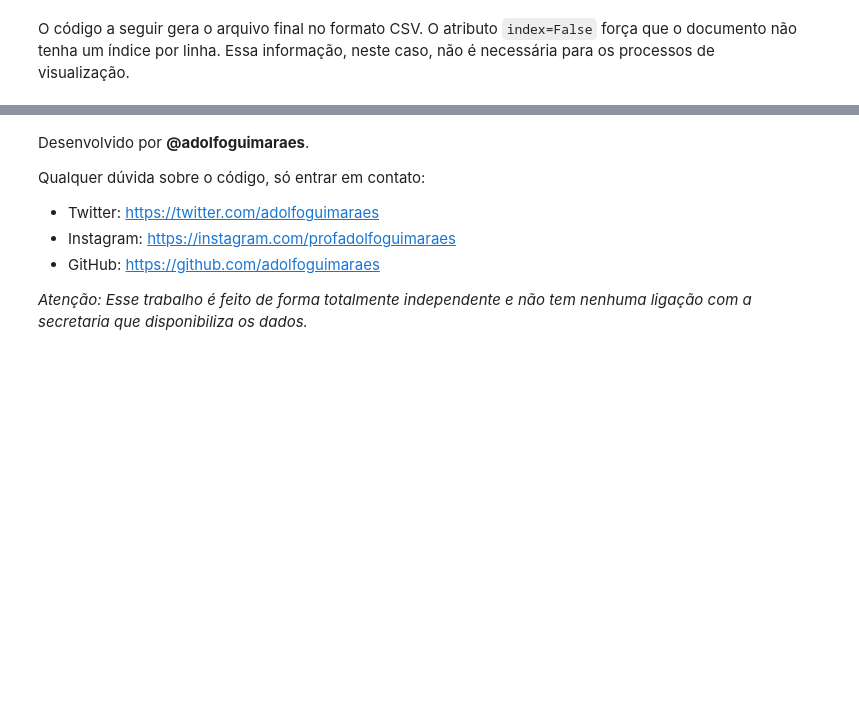
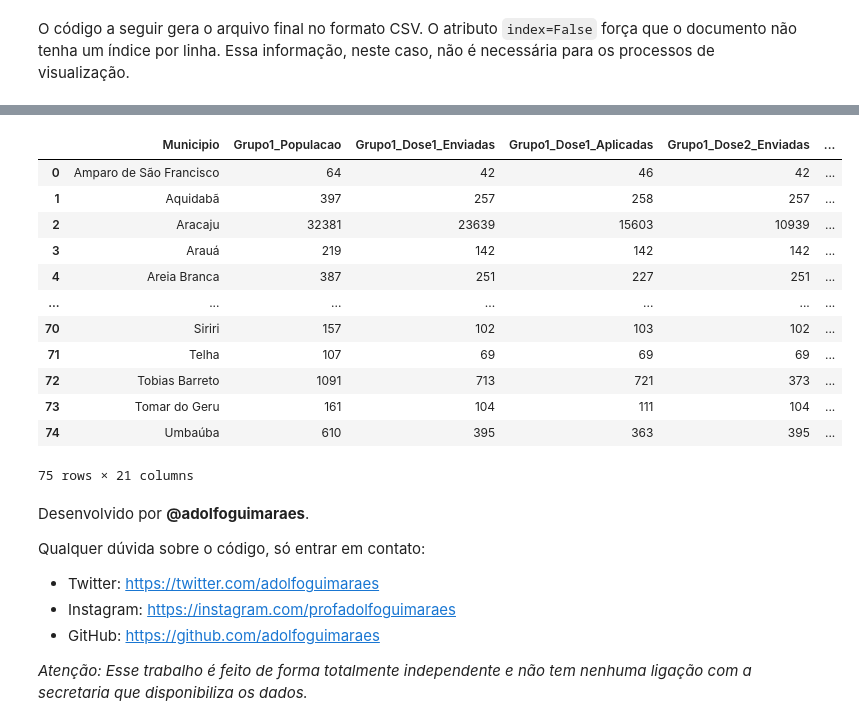
Before and after one commit to adolfoguimaraes/covid19_vacinacao, a Jupyter notebook: Sergipe/ProcessarArquivo_Vacinas.ipynb, the cells around one changed output, grey strips where cells are left out. Saved outputs shown, nothing was run; the diff lists cells and outputs as text; code cells hidden in the pictures; blank space fills up the shorter version.

```diff
--- a/Sergipe/ProcessarArquivo_Vacinas.ipynb
+++ b/Sergipe/ProcessarArquivo_Vacinas.ipynb
@@ -208,0 +286,49 @@ data_final.to_csv("output/relatorio_vacina_sergipe.csv", index=False)
+# %%
+'''
+Observe que algumas colunas estão reconhecendo números como 32.381. Na verdade esse número é uma string. Essas colunas específicas foram
+tratadas de forma específica substituindo o . por vazio para que possa ser tranformado em número inteiro. Caso não fizesse isso,
+o número 32.381 seria convertido para 32 (caso convertesse em inteiro) ou 32,381 (caso float).
+'''
+
+specific_problems = [
+    'Grupo1_Populacao',
+    'Grupo1_Dose1_Enviadas',
+    'Grupo1_Dose1_Aplicadas',
+    'Grupo1_Dose2_Enviadas',
+    'Grupo1_Dose2_Aplicadas',
+    'Grupo2_Populacao',
+    'Grupo2_Dose1_Enviadas',
+    'Grupo2_Dose1_Aplicadas',
+    'Grupo2_Dose2_Enviadas',
+    'Grupo2_Dose2_Aplicadas',
+    'Grupo3_Populacao',
+    'Grupo3_Dose1_Aplicadas',
+    'Grupo3_Dose2_Aplicadas',
+    'Grupo4_DosesEnviadas',
+]
+
+for column in specific_problems:
+    df_[column] = df_[column].str.replace('.', '')
+# %%
+# A ação anterior pode gerar colunas NAN. Substituo novamente por 0.
+df_ = df_.fillna(0)
+
+# Converte as colunas para inteiro.
+df_[final_columns[1:]] = df_[final_columns[1:]].astype(int)
+
+# Imprime o data frame final
+df_
+# %% [output]
+|  | Municipio | Grupo1_Populacao | Grupo1_Dose1_Enviadas | Grupo1_Dose1_Aplicadas | Grupo1_Dose2_Enviadas | ... |
+| 0 | Amparo de São Francisco | 64 | 42 | 46 | 42 | ... |
+| 1 | Aquidabã | 397 | 257 | 258 | 257 | ... |
+| 2 | Aracaju | 32381 | 23639 | 15603 | 10939 | ... |
+| 3 | Arauá | 219 | 142 | 142 | 142 | ... |
+| 4 | Areia Branca | 387 | 251 | 227 | 251 | ... |
+| ... | ... | ... | ... | ... | ... | ... |
+| 70 | Siriri | 157 | 102 | 103 | 102 | ... |
+| 71 | Telha | 107 | 69 | 69 | 69 | ... |
+| 72 | Tobias Barreto | 1091 | 713 | 721 | 373 | ... |
+| 73 | Tomar do Geru | 161 | 104 | 111 | 104 | ... |
+| 74 | Umbaúba | 610 | 395 | 363 | 395 | ... |
+75 rows × 21 columns
```
Also changed, not shown: parts of 7 cells of this notebook, 2 other files.
